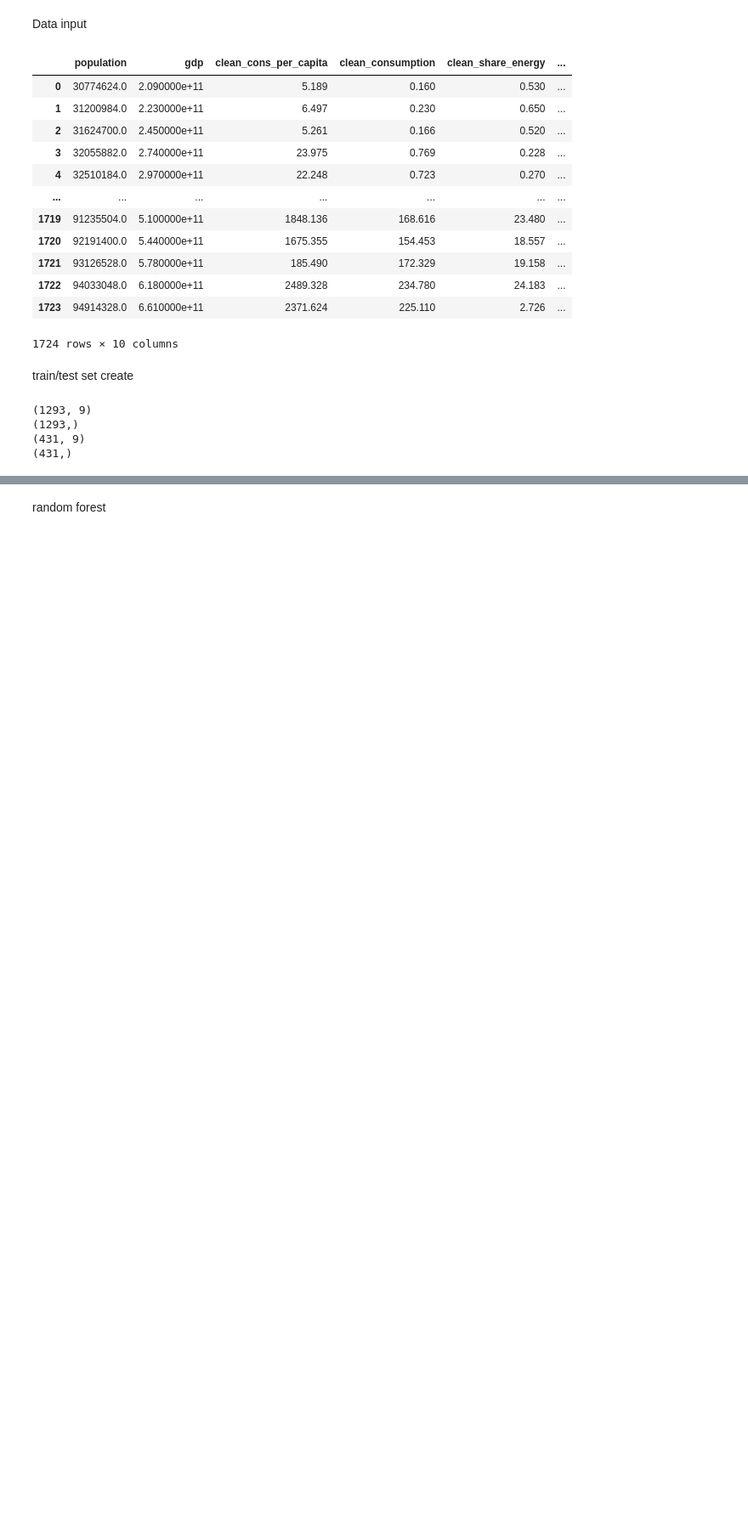
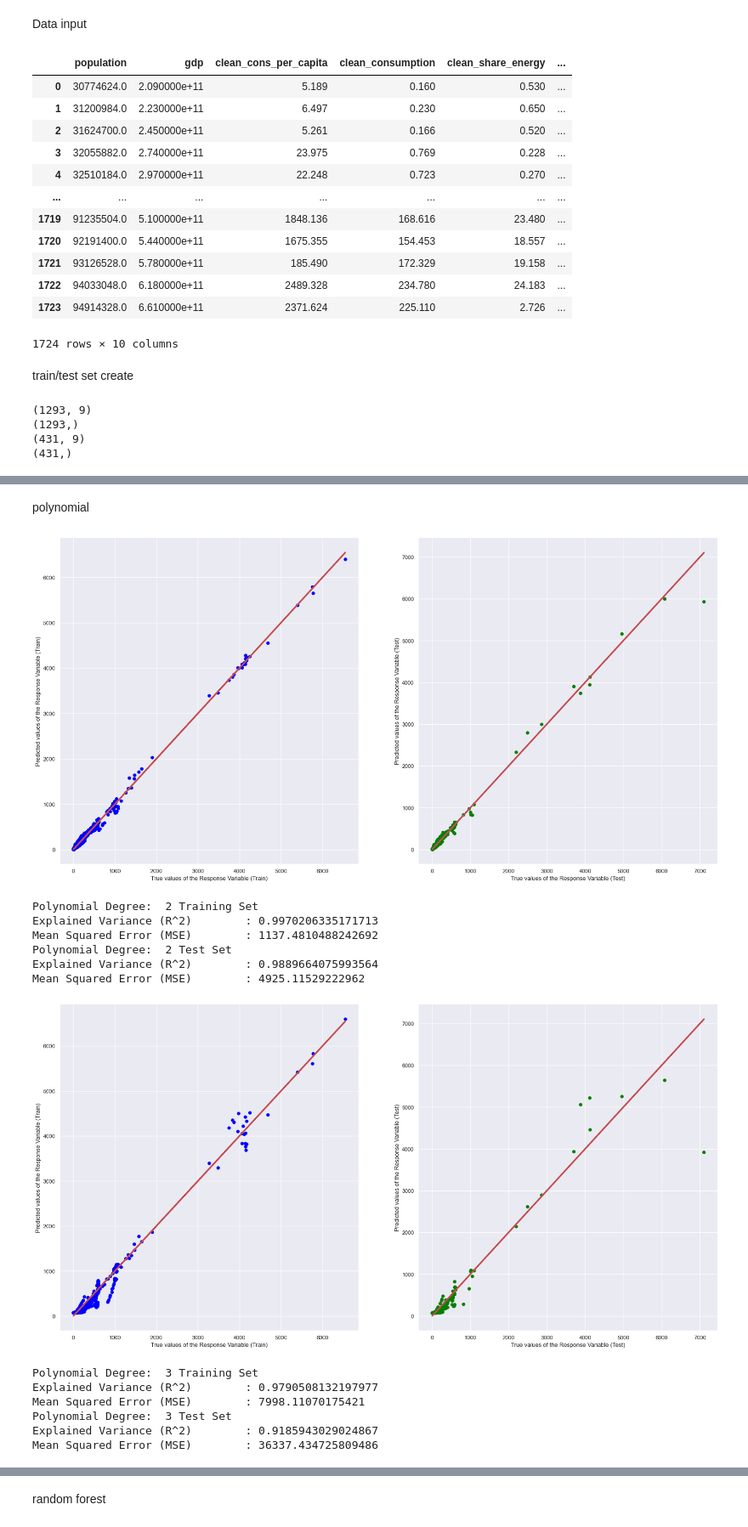
Before and after one commit to Smith-bytes/Project, a Jupyter notebook: project.ipynb, the cells around one changed output, grey strips where cells are left out. Shown at 85% size. Saved outputs shown, nothing was run; the diff lists cells and outputs as text; code cells hidden in the pictures; blank space fills up the shorter version.

```diff
--- a/project.ipynb
+++ b/project.ipynb
@@ -55,0 +96,67 @@ print(y_test.shape)
+# %% [markdown]
+polynomial
+# %%
+for i in range(2,6):
+    poly = PolynomialFeatures(degree=i,include_bias=False)
+    x_poly_train = poly.fit_transform(x_train)
+    x_poly_test = poly.transform(x_test)
+
+    polyreg = LinearRegression()
+    polyreg.fit (x_poly_train, y_train)
+
+    poly_y_train_pred = polyreg.predict(x_poly_train)
+    poly_y_test_pred = polyreg.predict(x_poly_test)
+
+    # Plot the Predictions vs the True values
+    f, axes = plt.subplots(1, 2, figsize=(24, 12))
+    axes[0].scatter(y_train, poly_y_train_pred, color = "blue")
+    axes[0].plot(y_train, y_train, 'r-', linewidth = 3)
+    axes[0].set_xlabel("True values of the Response Variable (Train)")
+    axes[0].set_ylabel("Predicted values of the Response Variable (Train)")
+    axes[1].scatter(y_test, poly_y_test_pred, color = "green")
+    axes[1].plot(y_test, y_test, 'r-', linewidth = 3)
+    axes[1].set_xlabel("True values of the Response Variable (Test)")
+    axes[1].set_ylabel("Predicted values of the Response Variable (Test)")
+    plt.show()
+
+    print('\n')
+    print("Polynomial Degree: ",i,"Training Set")
+    print("Explained Variance (R^2) \t:", polyreg.score(x_poly_train, y_train))
+    print("Mean Squared Error (MSE) \t:", mean_squared_error(y_train, poly_y_train_pred))
+
+    print("Polynomial Degree: ",i,"Test Set")
+    print("Explained Variance (R^2) \t:", polyreg.score(x_poly_test, y_test))
+    print("Mean Squared Error (MSE) \t:", mean_squared_error(y_test, poly_y_test_pred))
+
+
+poly = PolynomialFeatures(degree=2,include_bias=False)
+x_poly_train = poly.fit_transform(x_train)
+x_poly_test = poly.transform(x_test)
+
+polyreg = LinearRegression()
+polyreg.fit (x_poly_train, y_train)
+
+poly_y_train_pred = polyreg.predict(x_poly_train)
+poly_y_test_pred = polyreg.predict(x_poly_test)
+ax=plt.axes()
+sb.kdeplot(y_test, color="r",
+                label= "actual value", ax=ax)
+sb.kdeplot(poly_y_test_pred, color="b",
+                label= "fitted value", ax=ax)
+
+plt.show()
+# %% [output]
+[figure, added]
+Polynomial Degree:  2 Training Set
+Explained Variance (R^2)        : 0.9970206335171713
+Mean Squared Error (MSE)        : 1137.4810488242692
+Polynomial Degree:  2 Test Set
+Explained Variance (R^2)        : 0.9889664075993564
+Mean Squared Error (MSE)        : 4925.11529222962
+[figure, added]
+Polynomial Degree:  3 Training Set
+Explained Variance (R^2)        : 0.9790508132197977
+Mean Squared Error (MSE)        : 7998.11070175421
+Polynomial Degree:  3 Test Set
+Explained Variance (R^2)        : 0.9185943029024867
+Mean Squared Error (MSE)        : 36337.434725809486
```
Also changed, not shown: parts of 11 cells of this notebook, 2 other files.
